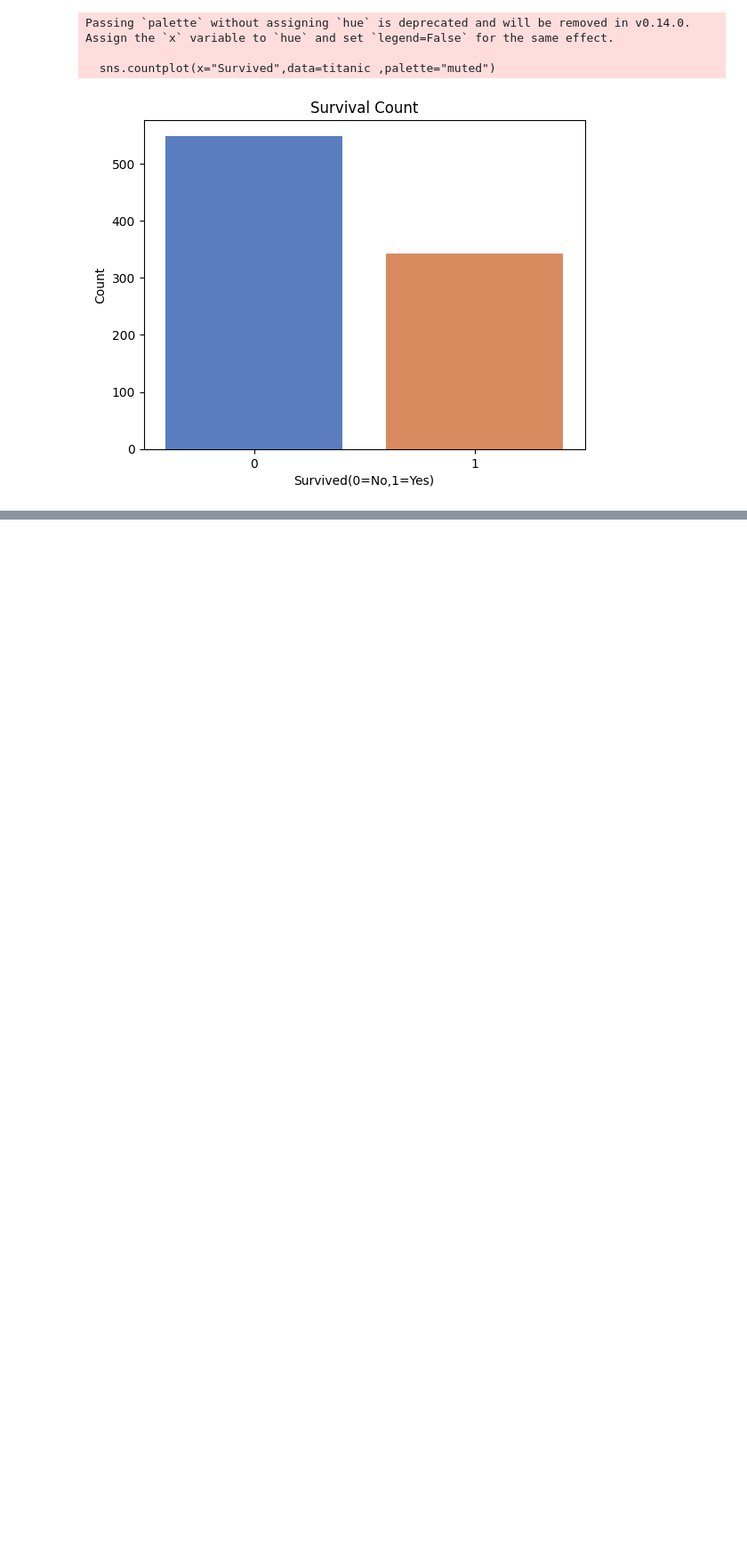
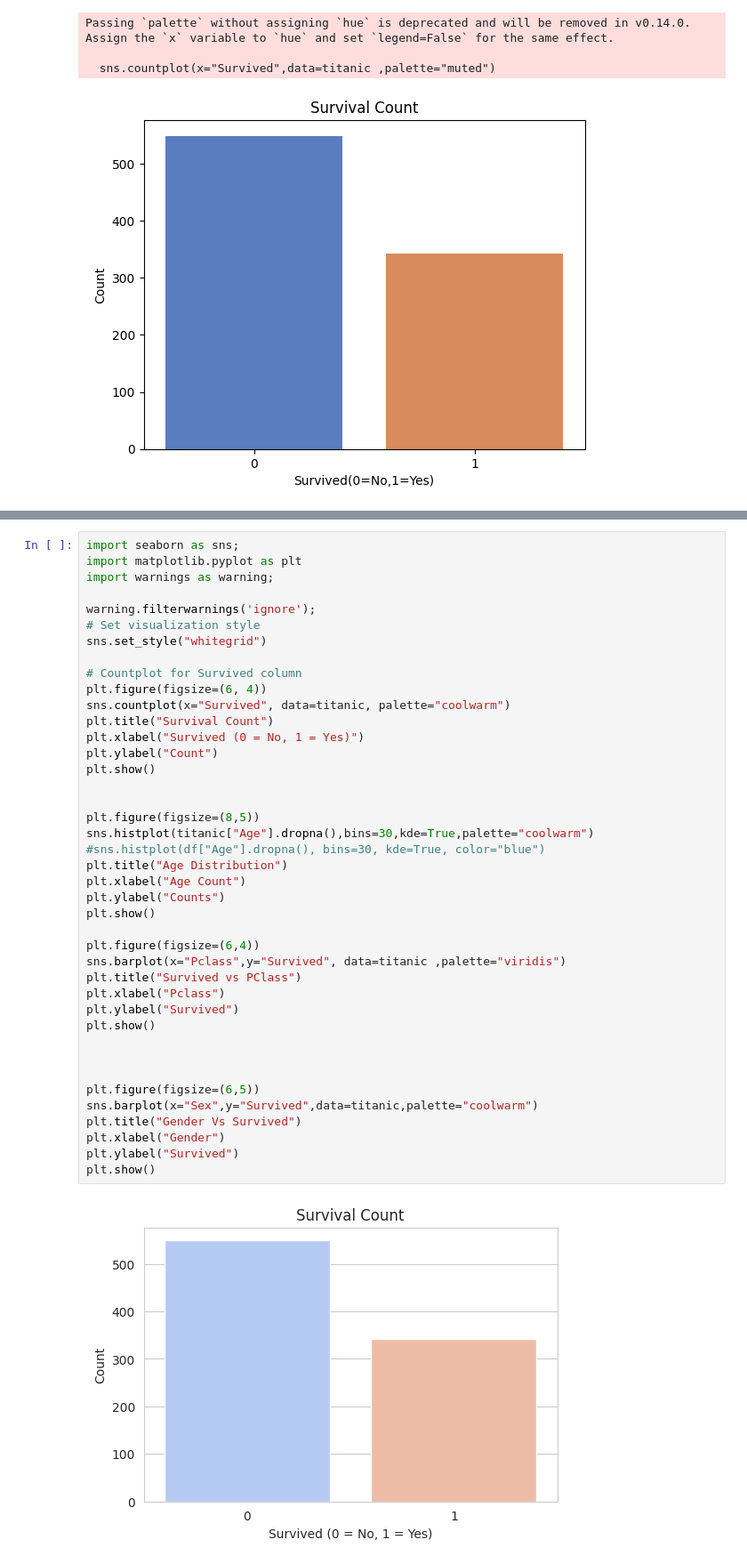
Before and after one commit to mumbimuthiga/data_handling, a Jupyter notebook: eda.ipynb, the cells around one changed output, grey strips where cells are left out. Shown: that part at 89% size. Cells and saved outputs as stored; diff of their text form; blank space fills up the shorter version.

```diff
--- a/eda.ipynb
+++ b/eda.ipynb
@@ -49,0 +56,43 @@ Text(0.5, 1.0, 'Age Distribution')
+# %%
+import seaborn as sns;
+import matplotlib.pyplot as plt
+import warnings as warning;
+
+warning.filterwarnings('ignore');
+# Set visualization style
+sns.set_style("whitegrid")
+
+# Countplot for Survived column
+plt.figure(figsize=(6, 4))
+sns.countplot(x="Survived", data=titanic, palette="coolwarm")
+plt.title("Survival Count")
+plt.xlabel("Survived (0 = No, 1 = Yes)")
+plt.ylabel("Count")
+plt.show()
+
+
+plt.figure(figsize=(8,5))
+sns.histplot(titanic["Age"].dropna(),bins=30,kde=True,palette="coolwarm")
+#sns.histplot(df["Age"].dropna(), bins=30, kde=True, color="blue")
+plt.title("Age Distribution")
+plt.xlabel("Age Count")
+plt.ylabel("Counts")
+plt.show()
+
+plt.figure(figsize=(6,4))
+sns.barplot(x="Pclass",y="Survived", data=titanic ,palette="viridis")
+plt.title("Survived vs PClass")
+plt.xlabel("Pclass")
+plt.ylabel("Survived")
+plt.show()
+
+
+
+plt.figure(figsize=(6,5))
+sns.barplot(x="Sex",y="Survived",data=titanic,palette="coolwarm")
+plt.title("Gender Vs Survived")
+plt.xlabel("Gender")
+plt.ylabel("Survived")
+plt.show()
+# %% [output]
+[figure, added]
```
Also changed, not shown: parts of 3 cells of this notebook.
